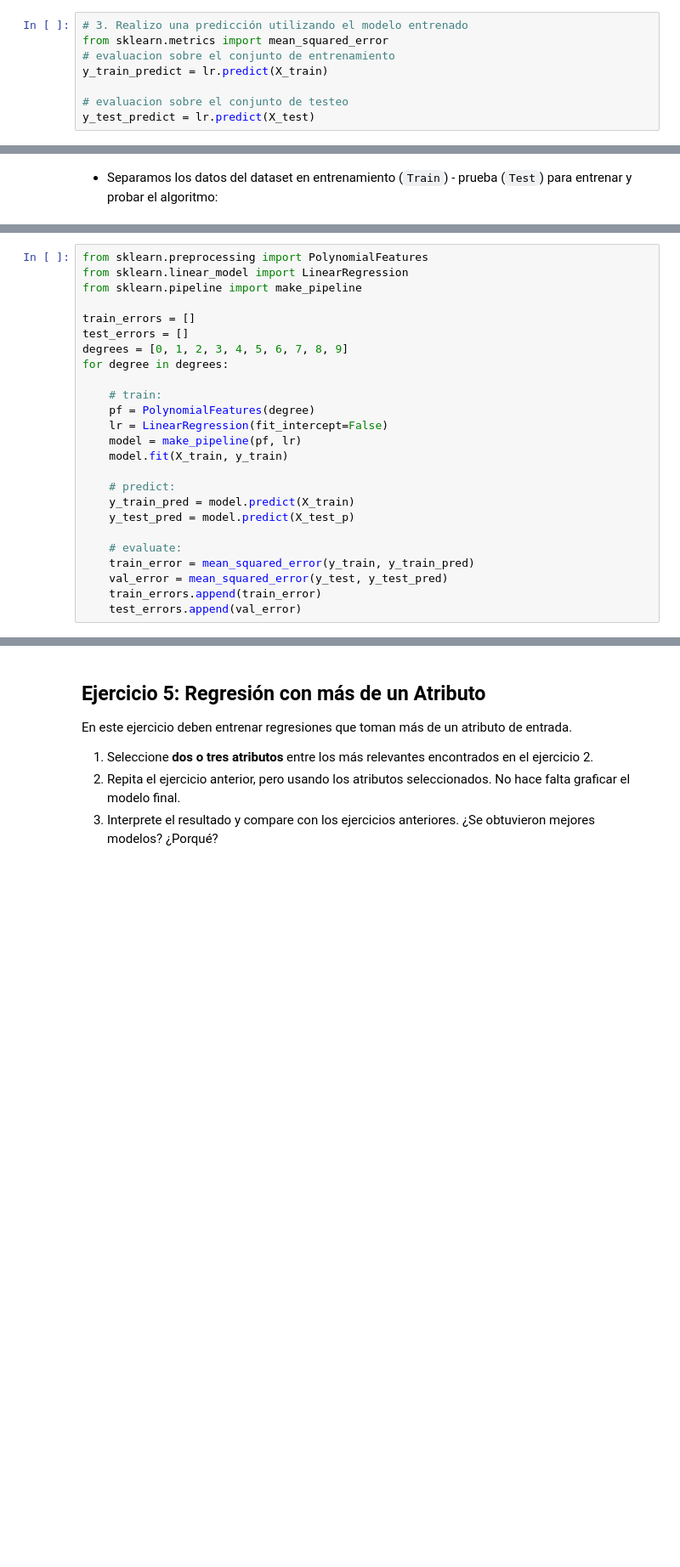
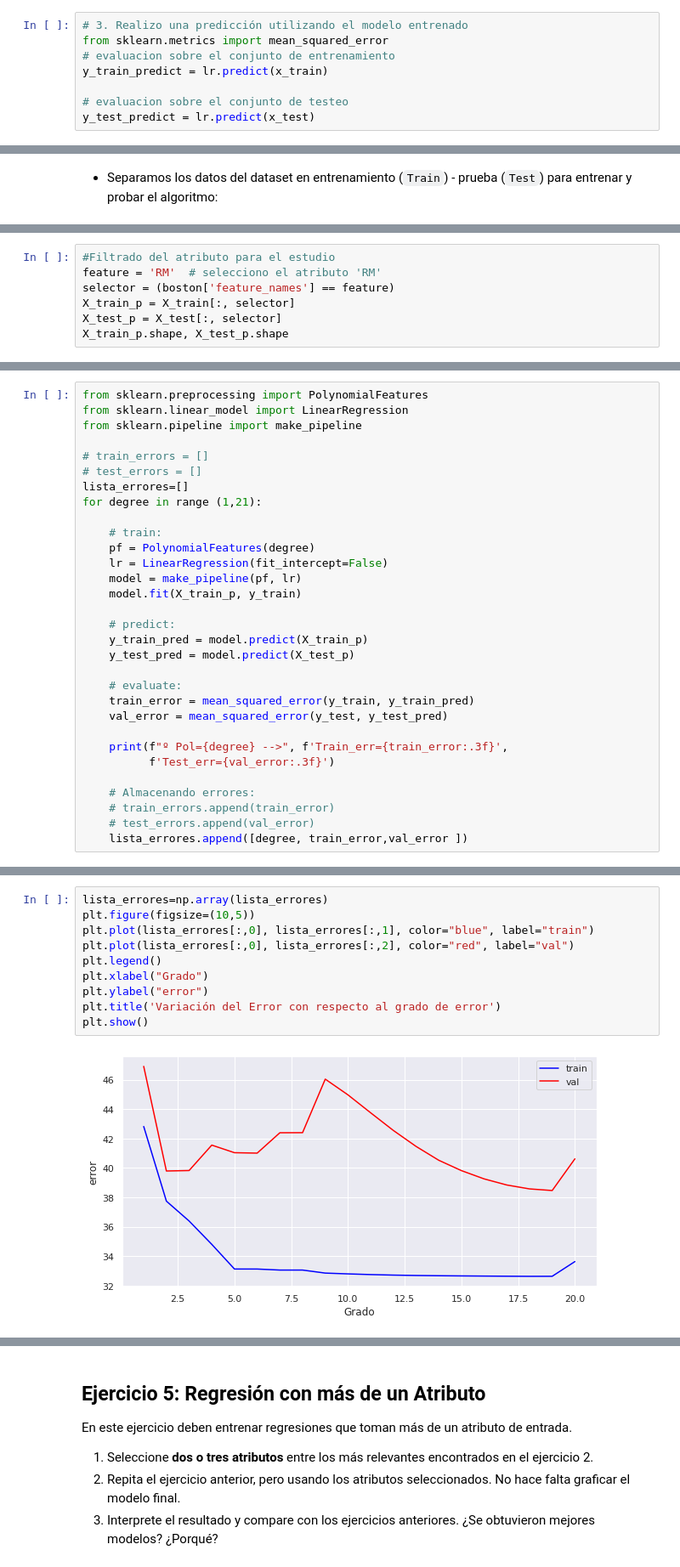
Before and after one commit to Grupo242022/Intro_AA, a Jupyter notebook: Rta_Lab1.ipynb, the cells around one changed output, grey strips where cells are left out. Shown: that part at 85% size. Drawn from its saved outputs; the diff is of its cells as text; blank space fills up the shorter version.

```diff
--- a/Rta_Lab1.ipynb
+++ b/Rta_Lab1.ipynb
@@ -263,10 +285,10 @@ LinearRegression()
 # 3. Realizo una predicción utilizando el modelo entrenado
 from sklearn.metrics import mean_squared_error
 # evaluacion sobre el conjunto de entrenamiento
-y_train_predict = lr.predict(X_train)
+y_train_predict = lr.predict(x_train)
 
 # evaluacion sobre el conjunto de testeo
-y_test_predict = lr.predict(X_test)
+y_test_predict = lr.predict(x_test)
 # %%
 # Exploramos las predicciones realizadas por el modelo:
 y_test_predict
@@ -448,0 +415,7 @@ Precisión del modelo:
+# %%
+#Filtrado del atributo para el estudio
+feature = 'RM'  # selecciono el atributo 'RM'
+selector = (boston['feature_names'] == feature)
+X_train_p = X_train[:, selector]
+X_test_p = X_test[:, selector]
+X_train_p.shape, X_test_p.shape
@@ -451,23 +428,29 @@ from sklearn.preprocessing import PolynomialFeatures
 from sklearn.linear_model import LinearRegression
 from sklearn.pipeline import make_pipeline
 
-train_errors = []
-test_errors = []
-degrees = [0, 1, 2, 3, 4, 5, 6, 7, 8, 9]
-for degree in degrees:
+# train_errors = []
+# test_errors = []
+lista_errores=[]
+for degree in range (1,21):
 
     # train:
     pf = PolynomialFeatures(degree)
     lr = LinearRegression(fit_intercept=False)
     model = make_pipeline(pf, lr)
-    model.fit(X_train, y_train)
+    model.fit(X_train_p, y_train)
 
     # predict:
-    y_train_pred = model.predict(X_train)
+    y_train_pred = model.predict(X_train_p)
     y_test_pred = model.predict(X_test_p)
 
     # evaluate:
     train_error = mean_squared_error(y_train, y_train_pred)
     val_error = mean_squared_error(y_test, y_test_pred)
-    train_errors.append(train_error)
-    test_errors.append(val_error)
+
+    print(f"º Pol={degree} -->", f'Train_err={train_error:.3f}',
+          f'Test_err={val_error:.3f}')
+
+    # Almacenando errores:
+    # train_errors.append(train_error)
+    # test_errors.append(val_error)
+    lista_errores.append([degree, train_error,val_error ])
@@ -475,0 +478,12 @@ for degree in degrees:
+# %%
+lista_errores=np.array(lista_errores)
+plt.figure(figsize=(10,5))
+plt.plot(lista_errores[:,0], lista_errores[:,1], color="blue", label="train")
+plt.plot(lista_errores[:,0], lista_errores[:,2], color="red", label="val")
+plt.legend()
+plt.xlabel("Grado")
+plt.ylabel("error")
+plt.title('Variación del Error con respecto al grado de error')
+plt.show()
+# %% [output]
+[figure, added]
```
Also changed, not shown: parts of 43 cells of this notebook.
